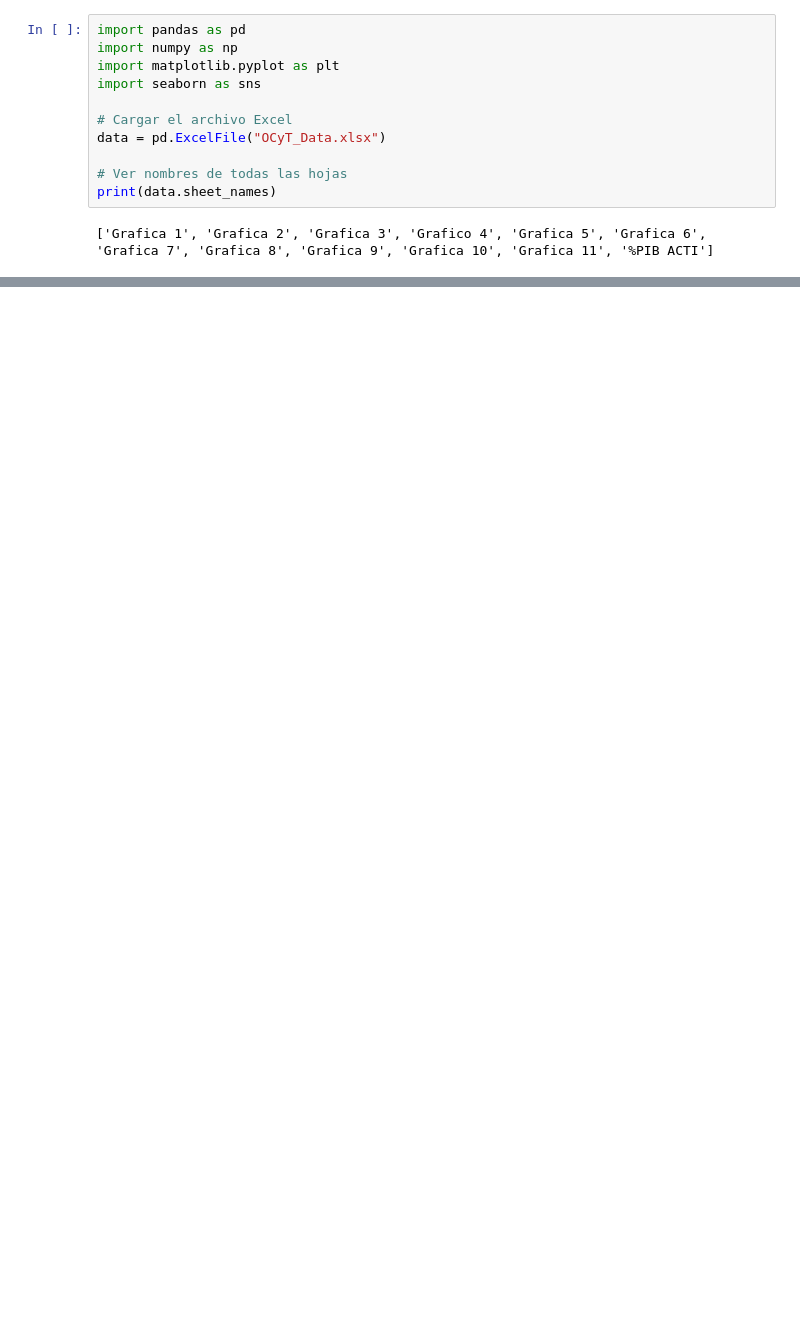
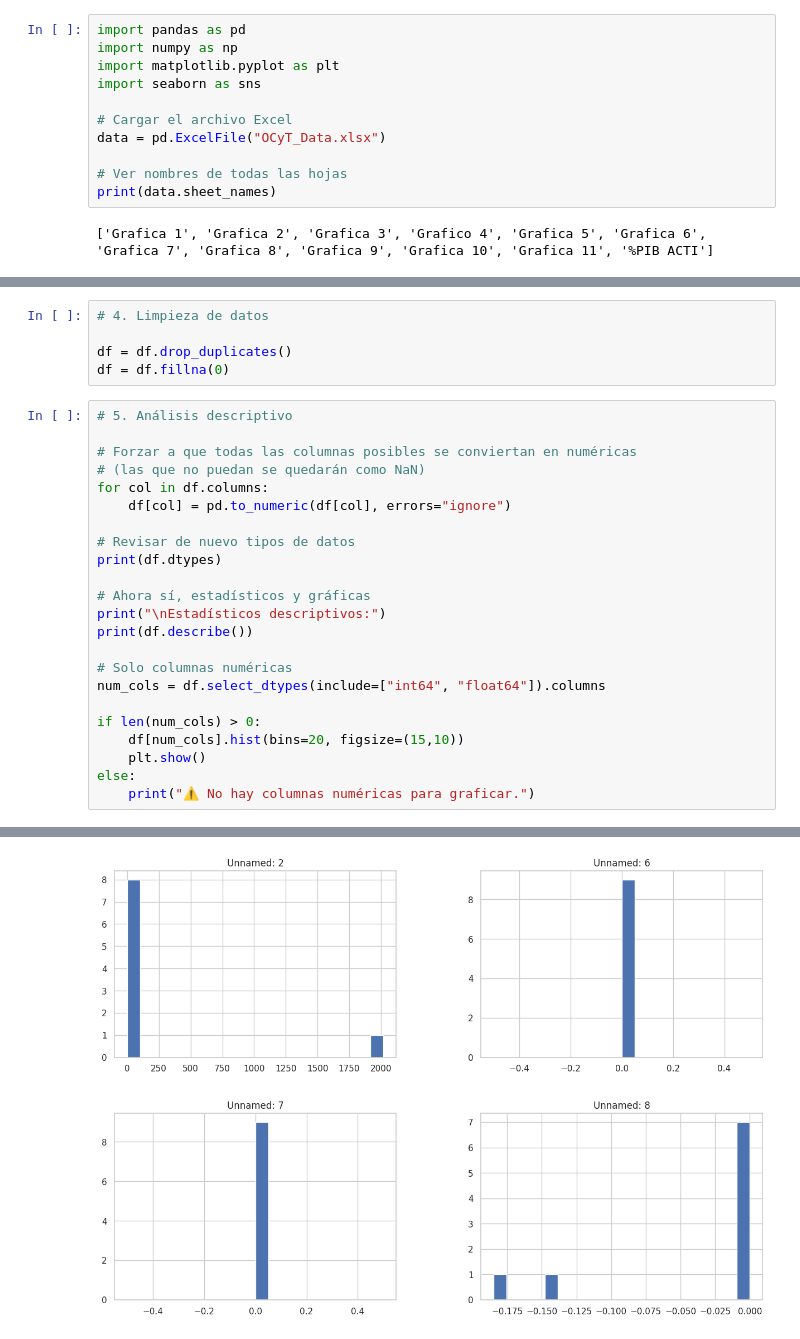
Before and after one commit to Paula3228/OCyT-, a Jupyter notebook: Data_review.ipynb, the cells around one changed output, grey strips where cells are left out. Cells and saved outputs as stored; diff of their text form; blank space fills up the shorter version.

Commit message:
Análisis descriptivo

```diff
--- a/Data_review.ipynb
+++ b/Data_review.ipynb
@@ -34,0 +58,29 @@ AttributeError: 'ExcelFile' object has no attribute 'shape'
+# %%
+# 4. Limpieza de datos
+
+df = df.drop_duplicates()
+df = df.fillna(0)
+# %%
+# 5. Análisis descriptivo
+
+# Forzar a que todas las columnas posibles se conviertan en numéricas
+# (las que no puedan se quedarán como NaN)
+for col in df.columns:
+    df[col] = pd.to_numeric(df[col], errors="ignore")
+
+# Revisar de nuevo tipos de datos
+print(df.dtypes)
+
+# Ahora sí, estadísticos y gráficas
+print("\nEstadísticos descriptivos:")
+print(df.describe())
+
+# Solo columnas numéricas
+num_cols = df.select_dtypes(include=["int64", "float64"]).columns
+
+if len(num_cols) > 0:
+    df[num_cols].hist(bins=20, figsize=(15,10))
+    plt.show()
+else:
+    print("⚠️ No hay columnas numéricas para graficar.")
+# %% [output]
@@ -34,0 +104 @@ AttributeError: 'ExcelFile' object has no attribute 'shape'
+[figure, added]
```
Also changed, not shown: parts of 3 cells of this notebook.
